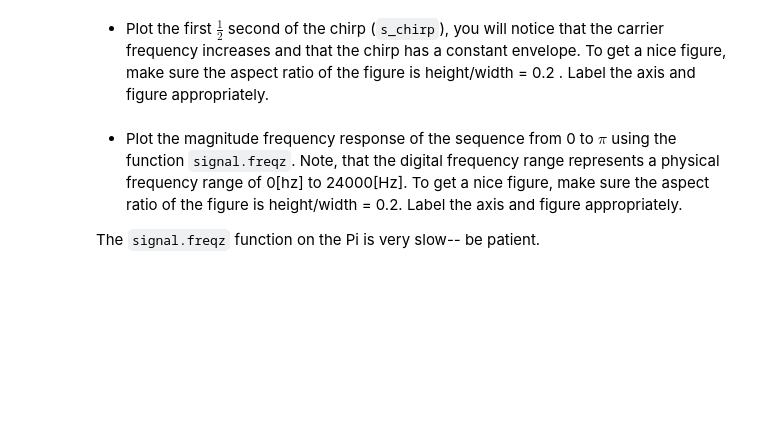
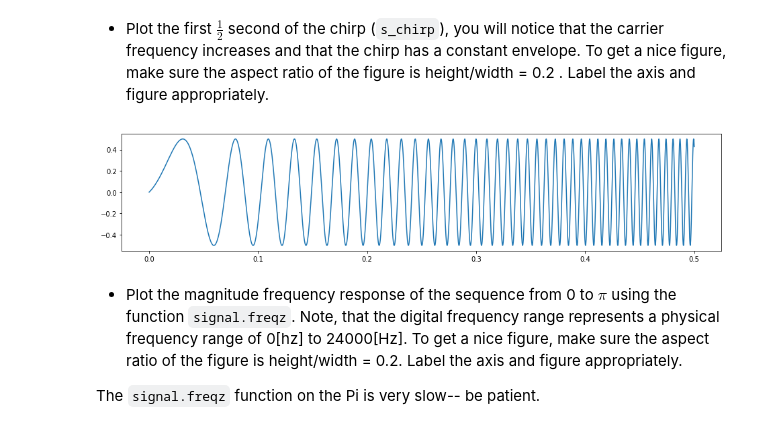
Before and after one commit to lm-t/ee123-labs, a Jupyter notebook: lab1/lab1-TimeDomain-Sonar.ipynb, the cells around one changed output. Cells and saved outputs as stored; diff of their text form; code cells hidden in the pictures; blank space fills up the shorter version.

Commit message:
finished chirp signal

```diff
--- a/lab1/lab1-TimeDomain-Sonar.ipynb
+++ b/lab1/lab1-TimeDomain-Sonar.ipynb
@@ -68,18 +68,23 @@ T = 10
 # your code here
 
 # generate time index and phase
-
-
-
+t = np.arange(0, 10, 1.0/fs)
+f = 1998* t + 20
+phi_of_t = 999 * t * t + 20 * t
 # generate chirp signal
+s_chirp = 0.5 * np.sin(phi_of_t)
 # %% [markdown]
 * Plot the first $\frac{1}{2}$ second of the chirp (`s_chirp`), you will notice that the carrier frequency increases and that the chirp has a constant envelope. To get a nice figure, make sure the aspect ratio of the figure is height/width = 0.2 . Label the axis and figure appropriately.
 # %%
 # Set the aspect ratio such that the image is wide
 width, height = figaspect(0.2)
 fig = figure(figsize=(width,height))
 
 #Your code below:
+plt.plot(t[:24000], s_chirp[:24000])
+plt.show()
+# %% [output]
+[figure, added]
 # %% [markdown]
 * Plot the magnitude frequency response of the sequence from 0 to $\pi$ using the function `signal.freqz`. Note, that the digital frequency range represents a physical frequency range of 0[hz] to 24000[Hz]. To get a nice figure, make sure the aspect ratio of the figure is height/width = 0.2. Label the axis and figure appropriately.
 
```
Also changed, not shown: parts of 1 cell of this notebook.
